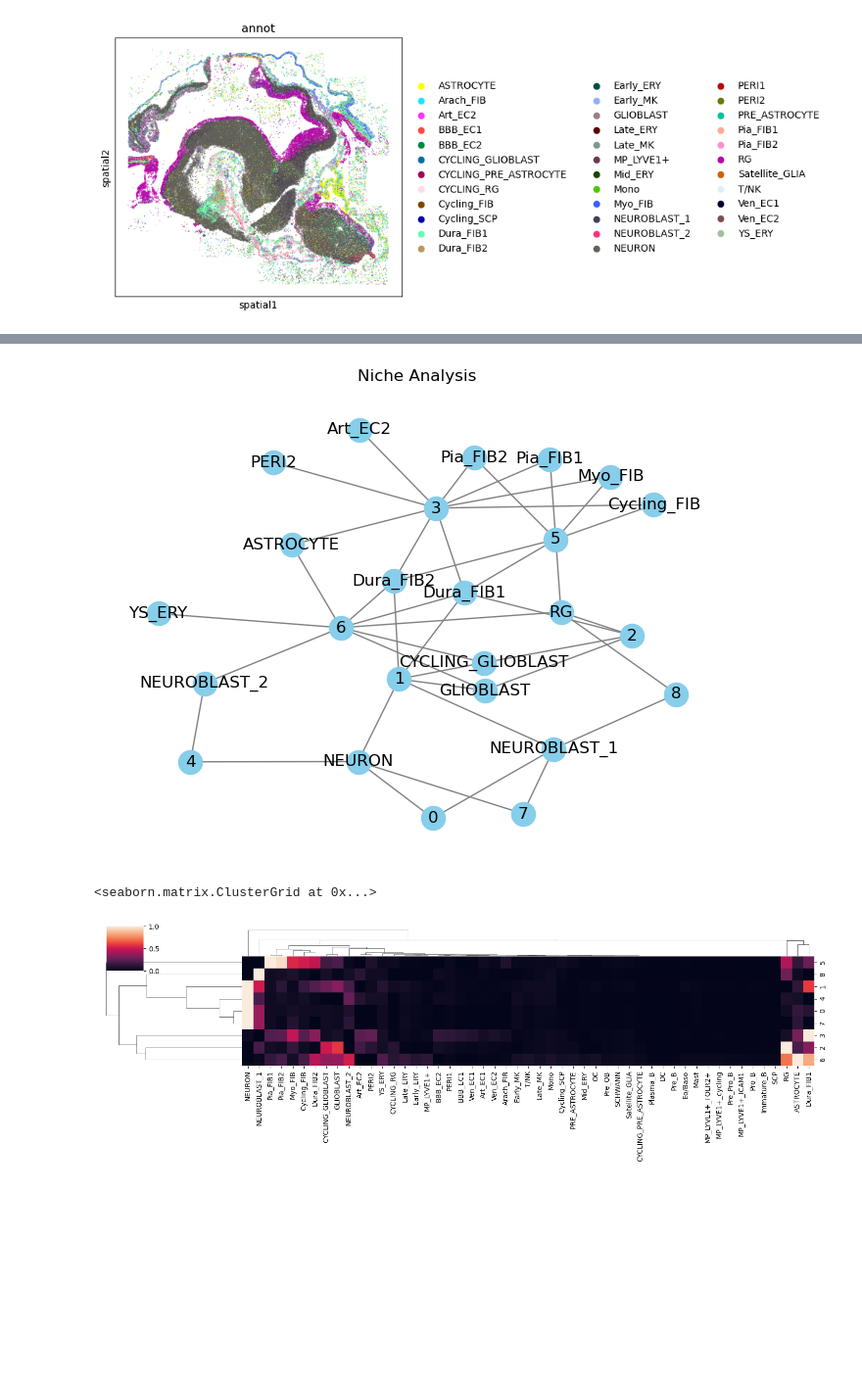
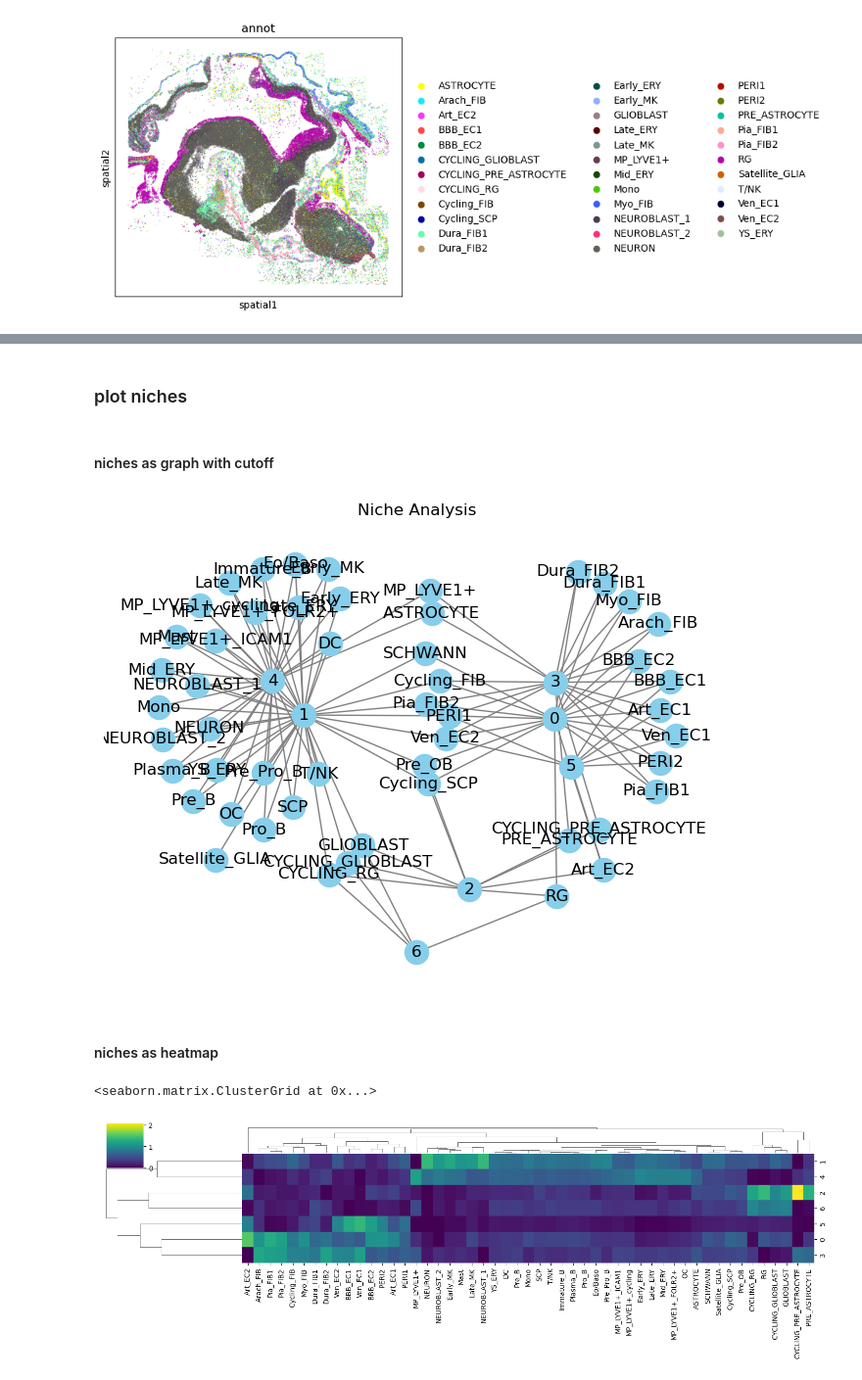
Before and after one commit to Teichlab/nichefinder, a Jupyter notebook: notebooks/test_iss2niche.ipynb, the cells around one changed output, grey strips where cells are left out. Shown at 98% size. Saved outputs shown, nothing was run; the diff lists cells and outputs as text; code cells hidden in the pictures; blank space fills up the shorter version.

```diff
--- a/notebooks/test_iss2niche.ipynb
+++ b/notebooks/test_iss2niche.ipynb
@@ -73,5 +87,5 @@ len(gene_sel)
 # %%
-res_ad = i2n.transfer_labels(
+iss_ad = i2n.transfer_labels(
     suspension=ad,
     spatial=iss_ad,
     genes=gene_sel,
@@ -87,8 +101,4 @@ INFO:iss2niche.label_transfer:46 features used for prediction
 INFO:iss2niche.label_transfer:compiling results
 INFO:iss2niche.label_transfer:adding predicted labels for annot to spatial dataset
 # %%
-res_ad.obs = pd.merge(
-    res_ad.obs,
-    res_ad.uns['label_transfer']['annot']['prob'],
-    left_index=True, right_index=True,
-)
+i2n.add_prob_to_obs(iss_ad, 'annot')
@@ -145,5 +150,5 @@ res_ad.obsm['annot_prob'] = res_ad.uns['label_transfer']['annot']['prob'].loc[re
 # %%
 agg_prob = i2n.aggregate_neighbors(
-    spatial=res_ad,
-    labels='annot_prob',
+    spatial=iss_ad,
+    label='annot',
 )
@@ -150,2 +162,2 @@ agg_prob = i2n.aggregate_neighbors(
 # %%
-res = i2n.find_niches(agg_prob)
+n_clusters, membership, _ = i2n.find_niches(agg_prob, plot=True, n_clusters=7)
@@ -152,14 +168,19 @@ res = i2n.find_niches(agg_prob)
+# %% [markdown]
+### plot niches
+# %% [markdown]
+#### niches as graph with cutoff
 # %%
 i2n.plot_niches(
-    membership=res['membership'],
-    labels=res_ad.uns['label_transfer']['annot']['prob'].columns,
-    threshold=0.2,
+    membership=membership,
+    threshold=0.5,
+    scale=None,
 )
 # %% [output]
-[figure, old version]
+[figure, new version]
+# %% [markdown]
+#### niches as heatmap
 # %%
-import seaborn as sns
-sns.clustermap(pd.DataFrame(res['membership'], index=res_ad.uns['label_transfer']['annot']['prob'].columns).T, figsize=(15,5), standard_scale=0)
+sns.clustermap(membership.T, figsize=(15,5), cmap='viridis')
 # %% [output]
 <seaborn.matrix.ClusterGrid at 0x...>
-[figure, old version]
+[figure, new version]
```
Also changed, not shown: parts of 26 cells of this notebook, 3 other files.
